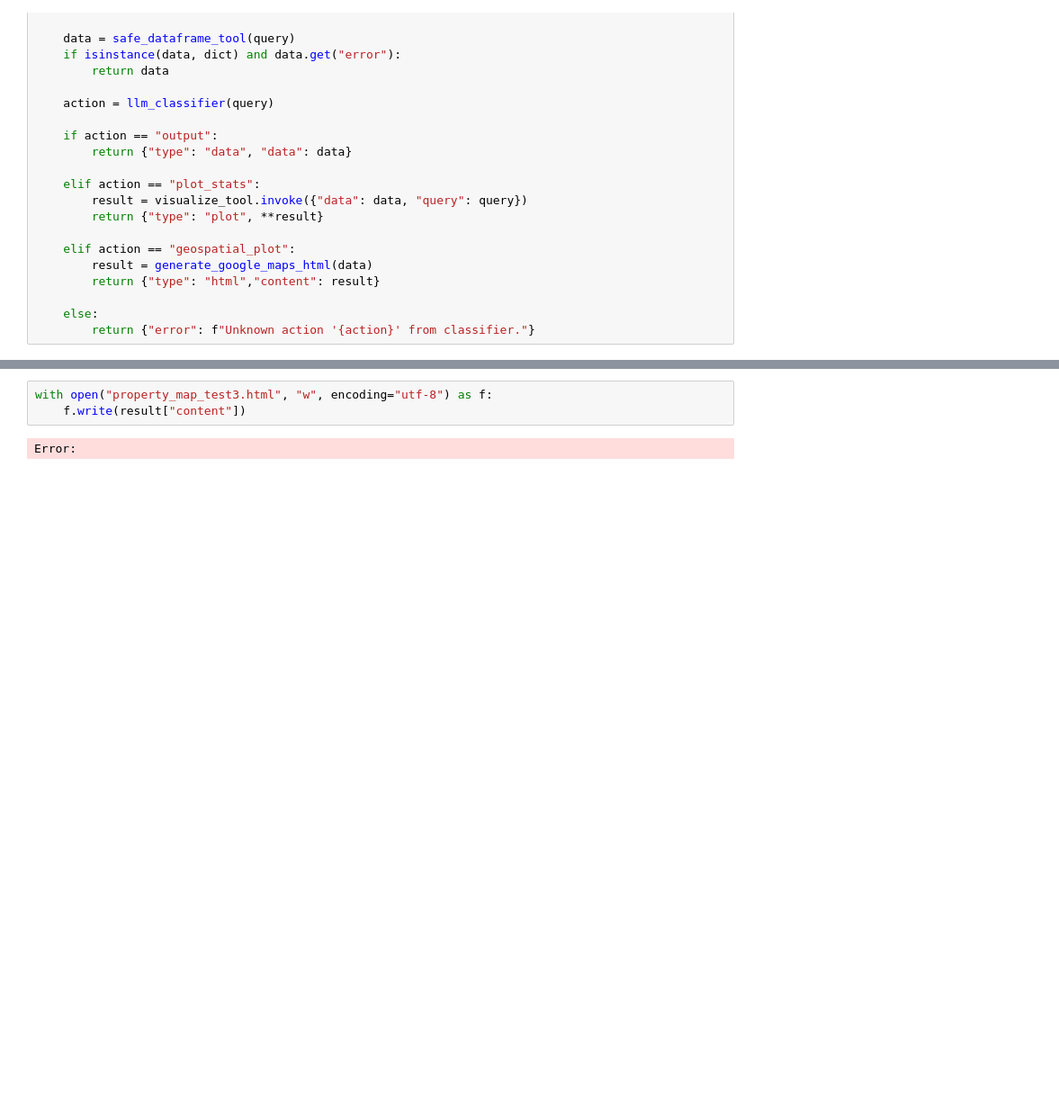
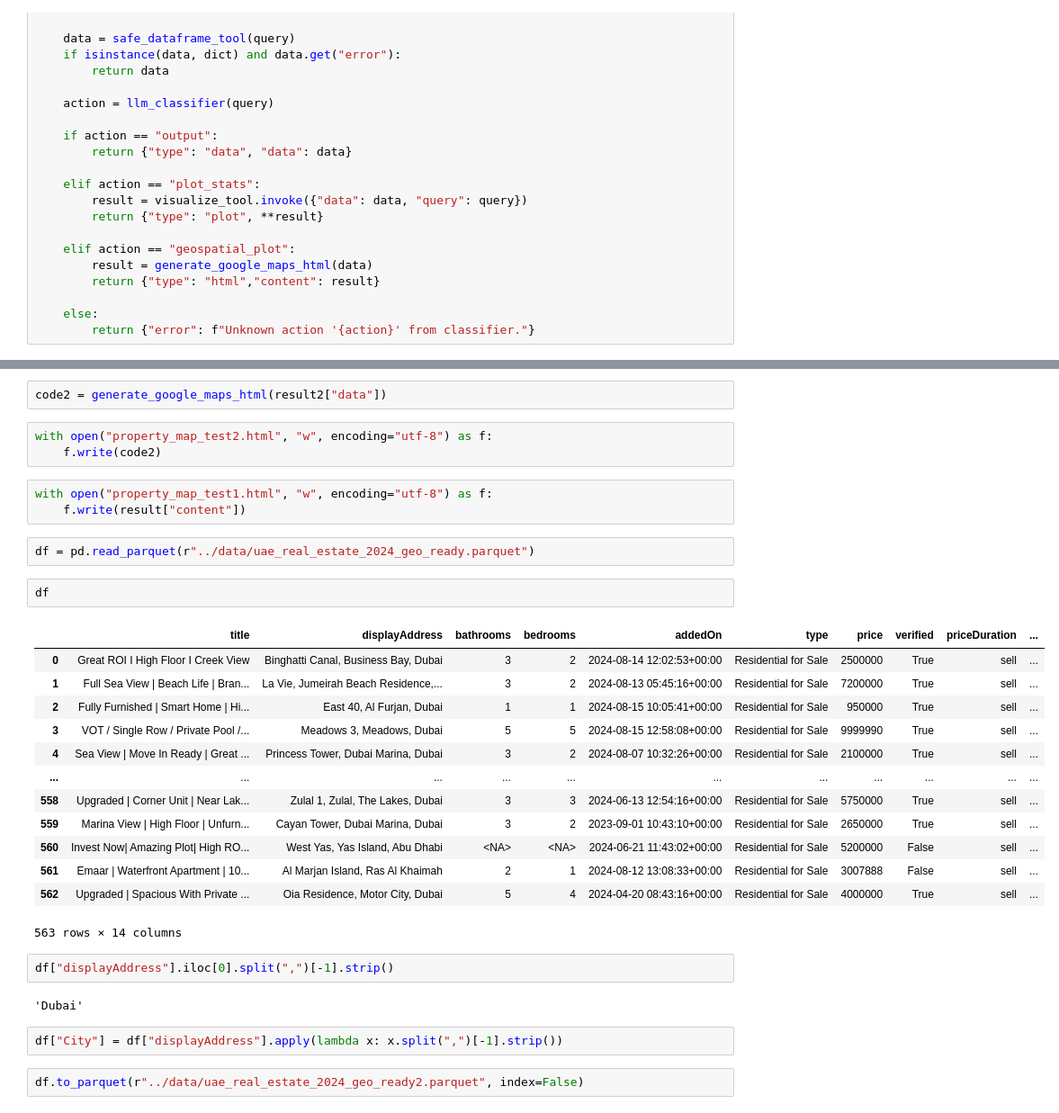
Before and after one commit to SergAnuf/AI_DUBAI_CRYPTO_CLOUD, a Jupyter notebook: notebooks/agent_with_tools.ipynb, the cells around one changed output, grey strips where cells are left out. Shown at 90% size. Cells and saved outputs as stored; diff of their text form; blank space fills up the shorter version.

```diff
--- a/notebooks/agent_with_tools.ipynb
+++ b/notebooks/agent_with_tools.ipynb
@@ -74,5 +91,34 @@ df[df["title"]=="Luxury Living | 3BR TH | Corner | Resale"]
+# %%
+code2 = generate_google_maps_html(result2["data"])
+# %%
+with open("property_map_test2.html", "w", encoding="utf-8") as f:
+    f.write(code2)
 # %%
-with open("property_map_test3.html", "w", encoding="utf-8") as f:
+with open("property_map_test1.html", "w", encoding="utf-8") as f:
     f.write(result["content"])
-# %% [output]
-Error:
+# %%
+df = pd.read_parquet(r"../data/uae_real_estate_2024_geo_ready.parquet")
+# %%
+df
+# %% [output]
+|  | title | displayAddress | bathrooms | bedrooms | addedOn | type | price | verified | priceDuration | ... |
+| 0 | Great ROI I High Floor I Creek View | Binghatti Canal, Business Bay, Dubai | 3 | 2 | 2024-08-14 12:02:53+00:00 | Residential for Sale | 2500000 | True | sell | ... |
+| 1 | Full Sea View | Beach Life | Bran... | La Vie, Jumeirah Beach Residence,... | 3 | 2 | 2024-08-13 05:45:16+00:00 | Residential for Sale | 7200000 | True | sell | ... |
+| 2 | Fully Furnished | Smart Home | Hi... | East 40, Al Furjan, Dubai | 1 | 1 | 2024-08-15 10:05:41+00:00 | Residential for Sale | 950000 | True | sell | ... |
+| 3 | VOT / Single Row / Private Pool /... | Meadows 3, Meadows, Dubai | 5 | 5 | 2024-08-15 12:58:08+00:00 | Residential for Sale | 9999990 | True | sell | ... |
+| 4 | Sea View | Move In Ready | Great ... | Princess Tower, Dubai Marina, Dubai | 3 | 2 | 2024-08-07 10:32:26+00:00 | Residential for Sale | 2100000 | True | sell | ... |
+| ... | ... | ... | ... | ... | ... | ... | ... | ... | ... | ... |
+| 558 | Upgraded | Corner Unit | Near Lak... | Zulal 1, Zulal, The Lakes, Dubai | 3 | 3 | 2024-06-13 12:54:16+00:00 | Residential for Sale | 5750000 | True | sell | ... |
+| 559 | Marina View | High Floor | Unfurn... | Cayan Tower, Dubai Marina, Dubai | 3 | 2 | 2023-09-01 10:43:10+00:00 | Residential for Sale | 2650000 | True | sell | ... |
+| 560 | Invest Now| Amazing Plot| High RO... | West Yas, Yas Island, Abu Dhabi | <NA> | <NA> | 2024-06-21 11:43:02+00:00 | Residential for Sale | 5200000 | False | sell | ... |
+| 561 | Emaar | Waterfront Apartment | 10... | Al Marjan Island, Ras Al Khaimah | 2 | 1 | 2024-08-12 13:08:33+00:00 | Residential for Sale | 3007888 | False | sell | ... |
+| 562 | Upgraded | Spacious With Private ... | Oia Residence, Motor City, Dubai | 5 | 4 | 2024-04-20 08:43:16+00:00 | Residential for Sale | 4000000 | True | sell | ... |
+563 rows × 14 columns
+# %%
+df["displayAddress"].iloc[0].split(",")[-1].strip()
+# %% [output]
+'Dubai'
+# %%
+df["City"] = df["displayAddress"].apply(lambda x: x.split(",")[-1].strip())
+# %%
+df.to_parquet(r"../data/uae_real_estate_2024_geo_ready2.parquet", index=False)
```
Also changed, not shown: parts of 8 cells of this notebook, 11 other files.
